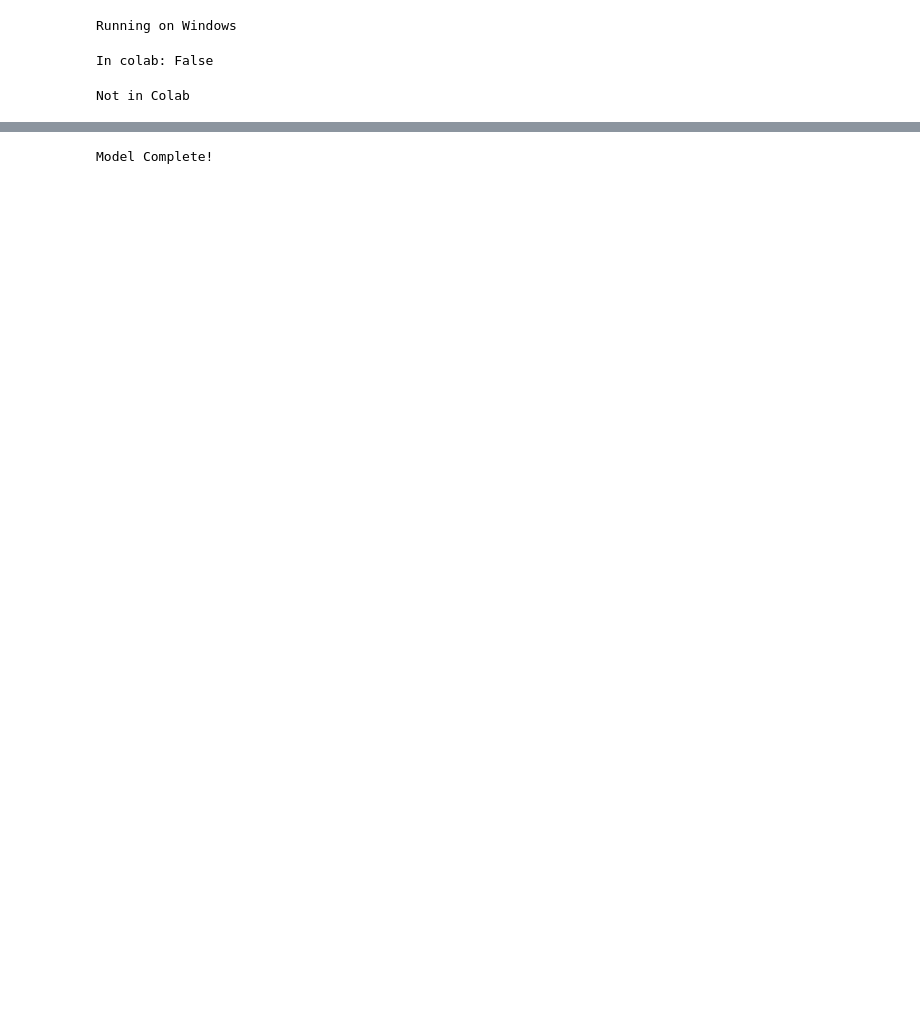
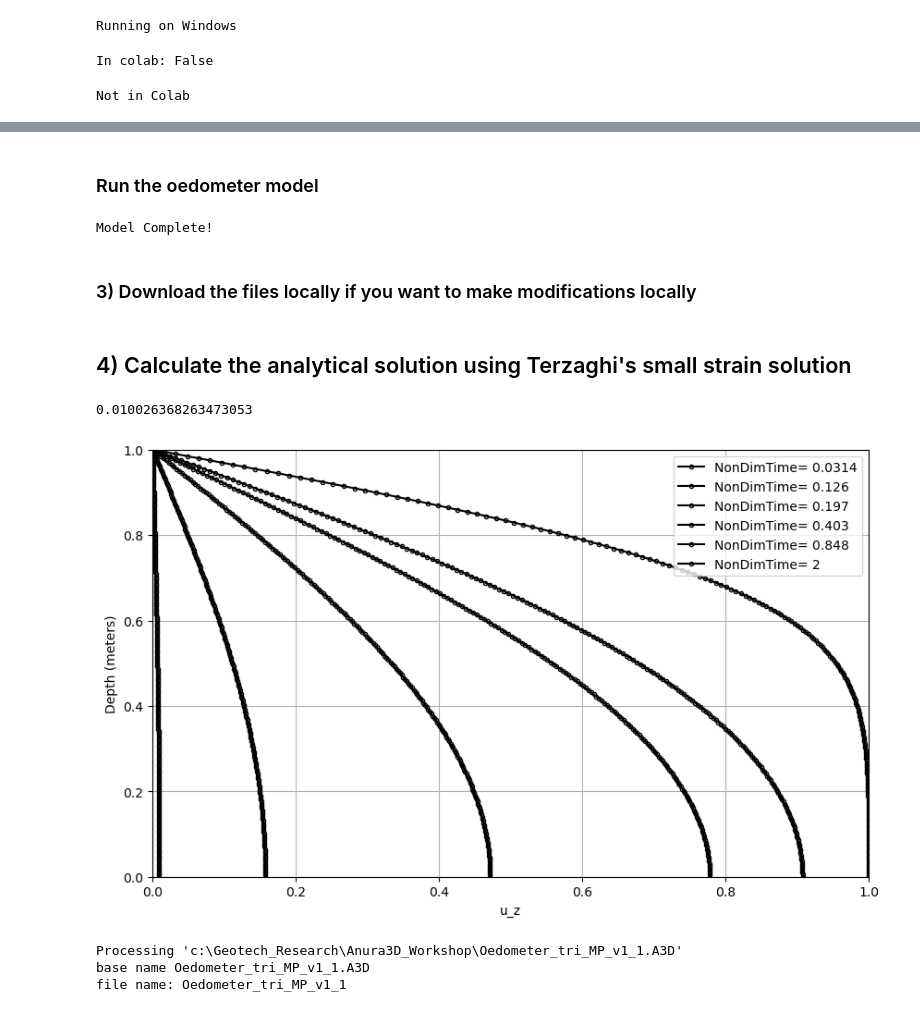
Before and after one commit to Anura3D/Anura3D_Workshop, a Jupyter notebook: 1)_Running_Oedometer.ipynb, the cells around one changed output, grey strips where cells are left out. Saved outputs shown, nothing was run; the diff lists cells and outputs as text; code cells hidden in the pictures; blank space fills up the shorter version.

Commit message:
Adding the analytical solution

```diff
--- a/1)_Running_Oedometer.ipynb
+++ b/1)_Running_Oedometer.ipynb
@@ -99,6 +133,10 @@ Files deleted successfully.
+# %% [markdown]
+### Run the oedometer model
 # %%
 # Run the model
 anura3D_model.run_benchmark()
 # %% [output]
 Model Complete!
+# %% [markdown]
+### 3) Download the files locally if you want to make modifications locally
 # %%
@@ -113,3 +151,57 @@ if IN_COLAB and download_files:
     #from google.colab import files
     from google.colab import files
     files.download("/content/oedometer_data.zip")
+# %% [markdown]
+## 4) Calculate the analytical solution using Terzaghi's small strain solution
+# %%
+## ANALYTICAL SOLUTION CALCULATIONS
+## INPUTS
+
+# sampling
+DataPoints = 200 #arbitrary integer for discretizing depth
+
+# geometry
+LayerDepth = 1 # [m]
+
+# material parameters
+IntrinsicPermeability = 1.0241e-9 #Value from the tutorial manual #m^2 #5e-5
+Porosity = 0.4 # Value from the tutorial manual #no units #0.3
+Viscosity = 1.002e-3 # [Pa-s] (or kg/sm)
+YoungsModulus = 1000e3 # Value from the tutorial manual #Pa
+PoissonRatio = 0.3
+LiquidDensity = 1000 # [kg/m3]
+GravitationalAcceleration = 9.81 # [m/s2]
+
+# dimensional or nondimensional time input
+DimensionalTimeInput = False
+target_nondimtimes = (0.0314, 0.126, 0.197, 0.403, 0.848, 2)
+
+# Call the function and capture the results
+u_z, DimensionalTime, NondimensionalTime, DepthArray = terzaghi_pressure_solution(
+    DataPoints,
+    LayerDepth,
+    IntrinsicPermeability,
+    Porosity,
+    Viscosity,
+    YoungsModulus,
+    PoissonRatio,
+    LiquidDensity,
+    DimensionalTimeInput,
+    EndTime=0.1, # if DimensionalTimeInput=True, you need to input the endtime for datarange
+    target_times=target_nondimtimes, #0.2, 0.3, 0.4, 0.5, 1),
+    plot_results=True  # Optional plotting control
+)
+# %% [output]
+0.010026368263473053
+[figure, added]
+# %%
+
+# Define a list of directories
+directories = [anura3D_model.model_folder]
+
+# Call the function with the list of directories
+par_dataframes_by_directory = process_parfiles(directories)
+# %% [output]
+Processing 'c:\Geotech_Research\Anura3D_Workshop\Oedometer_tri_MP_v1_1.A3D'
+base name Oedometer_tri_MP_v1_1.A3D
+file name: Oedometer_tri_MP_v1_1
```
Also changed, not shown: parts of 15 cells of this notebook, 8 other files.
